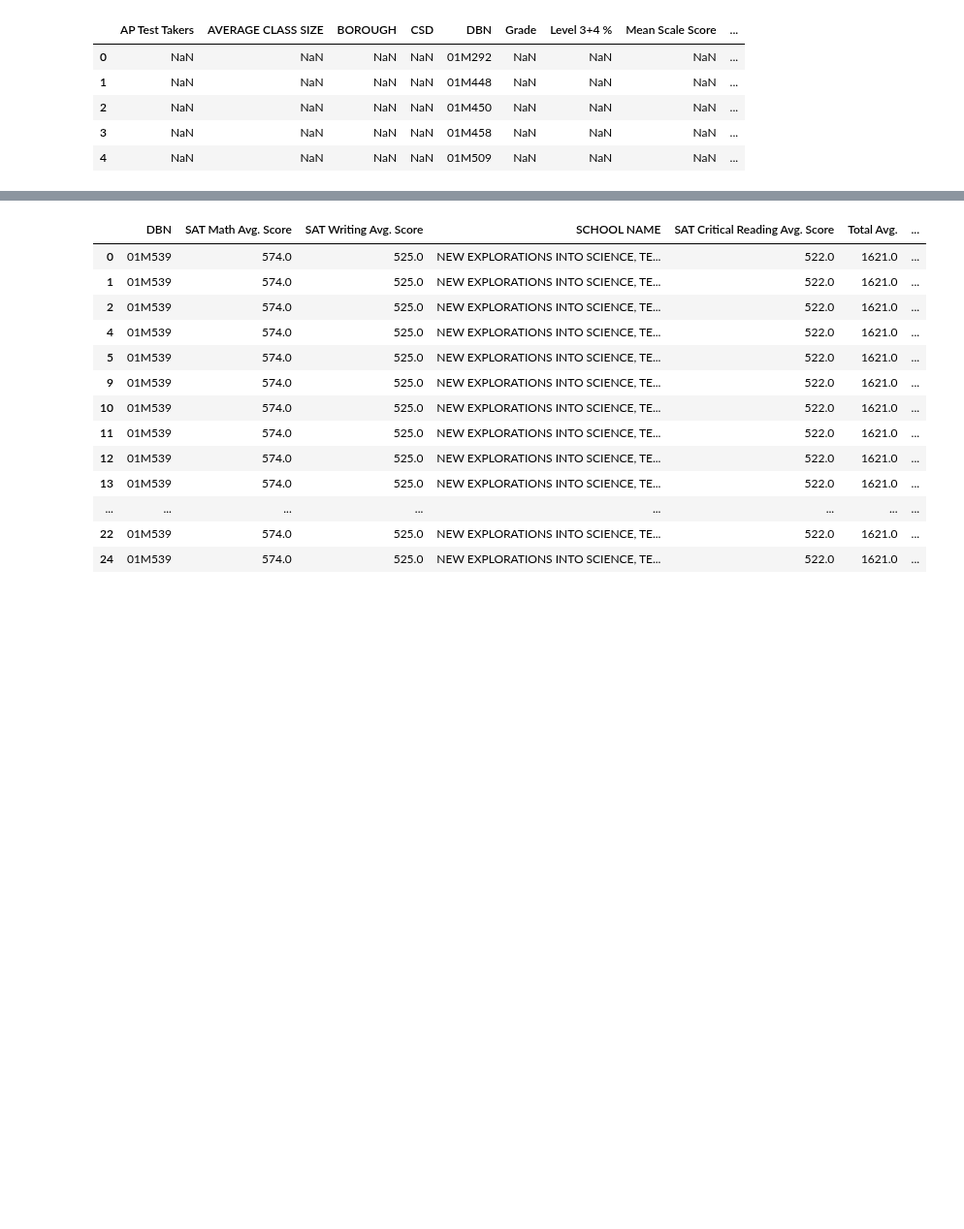
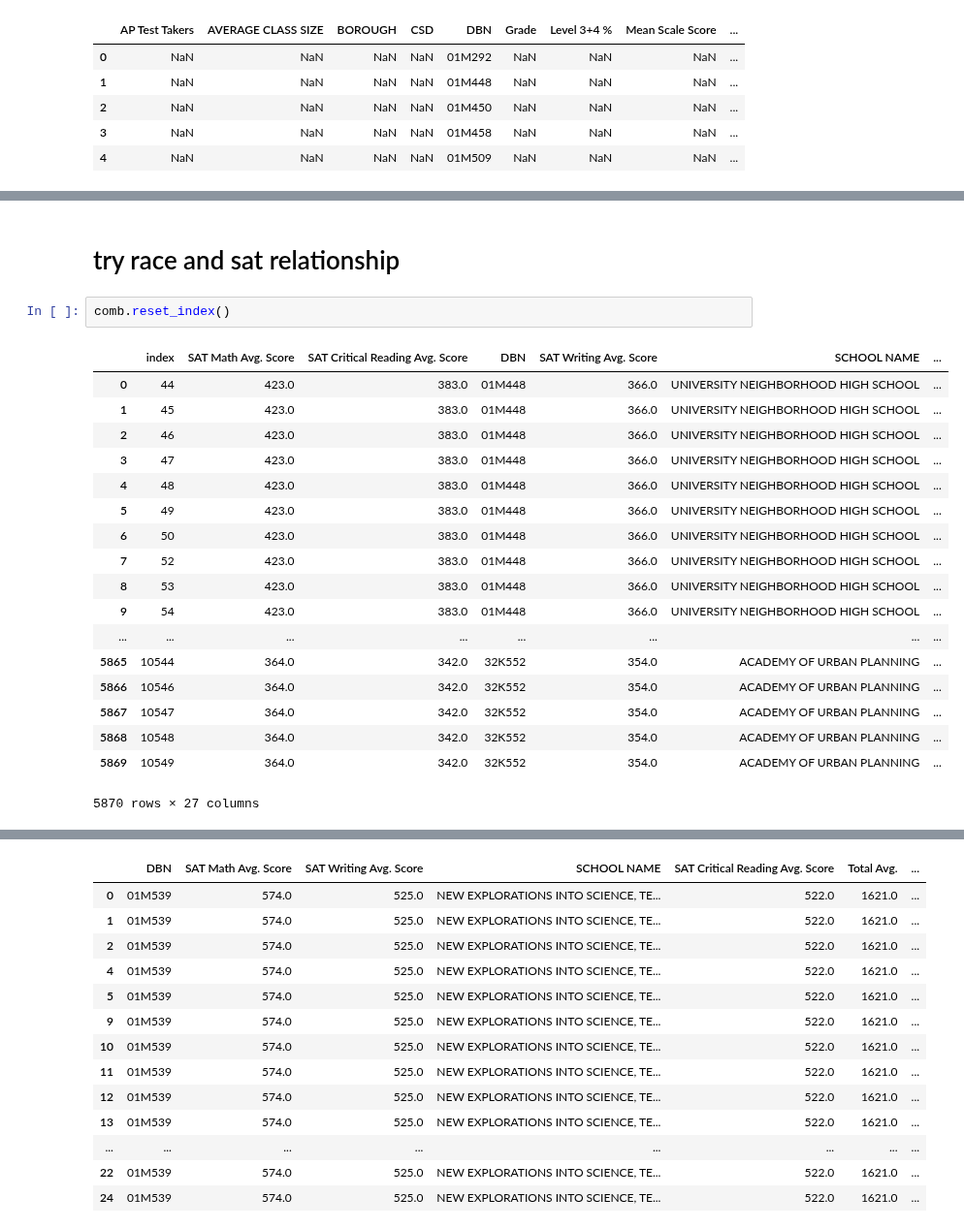
Before and after one commit to ckyko/CSC59970Project, a Jupyter notebook: school_scores.ipynb, the cells around one changed output, grey strips where cells are left out. Shown at 97% size. Saved outputs shown, nothing was run; the diff lists cells and outputs as text; blank space fills up the shorter version.

```diff
--- a/school_scores.ipynb
+++ b/school_scores.ipynb
@@ -417,0 +454,23 @@ comb.head()
+# %% [markdown]
+# try race and sat relationship
+# %%
+comb.reset_index()
+# %% [output]
+|  | index | SAT Math Avg. Score | SAT Critical Reading Avg. Score | DBN | SAT Writing Avg. Score | SCHOOL NAME | ... |
+| 0 | 44 | 423.0 | 383.0 | 01M448 | 366.0 | UNIVERSITY NEIGHBORHOOD HIGH SCHOOL | ... |
+| 1 | 45 | 423.0 | 383.0 | 01M448 | 366.0 | UNIVERSITY NEIGHBORHOOD HIGH SCHOOL | ... |
+| 2 | 46 | 423.0 | 383.0 | 01M448 | 366.0 | UNIVERSITY NEIGHBORHOOD HIGH SCHOOL | ... |
+| 3 | 47 | 423.0 | 383.0 | 01M448 | 366.0 | UNIVERSITY NEIGHBORHOOD HIGH SCHOOL | ... |
+| 4 | 48 | 423.0 | 383.0 | 01M448 | 366.0 | UNIVERSITY NEIGHBORHOOD HIGH SCHOOL | ... |
+| 5 | 49 | 423.0 | 383.0 | 01M448 | 366.0 | UNIVERSITY NEIGHBORHOOD HIGH SCHOOL | ... |
+| 6 | 50 | 423.0 | 383.0 | 01M448 | 366.0 | UNIVERSITY NEIGHBORHOOD HIGH SCHOOL | ... |
+| 7 | 52 | 423.0 | 383.0 | 01M448 | 366.0 | UNIVERSITY NEIGHBORHOOD HIGH SCHOOL | ... |
+| 8 | 53 | 423.0 | 383.0 | 01M448 | 366.0 | UNIVERSITY NEIGHBORHOOD HIGH SCHOOL | ... |
+| 9 | 54 | 423.0 | 383.0 | 01M448 | 366.0 | UNIVERSITY NEIGHBORHOOD HIGH SCHOOL | ... |
+| ... | ... | ... | ... | ... | ... | ... | ... |
+| 5865 | 10544 | 364.0 | 342.0 | 32K552 | 354.0 | ACADEMY OF URBAN PLANNING | ... |
+| 5866 | 10546 | 364.0 | 342.0 | 32K552 | 354.0 | ACADEMY OF URBAN PLANNING | ... |
+| 5867 | 10547 | 364.0 | 342.0 | 32K552 | 354.0 | ACADEMY OF URBAN PLANNING | ... |
+| 5868 | 10548 | 364.0 | 342.0 | 32K552 | 354.0 | ACADEMY OF URBAN PLANNING | ... |
+| 5869 | 10549 | 364.0 | 342.0 | 32K552 | 354.0 | ACADEMY OF URBAN PLANNING | ... |
+5870 rows × 27 columns
```
Also changed, not shown: parts of 9 cells of this notebook.
